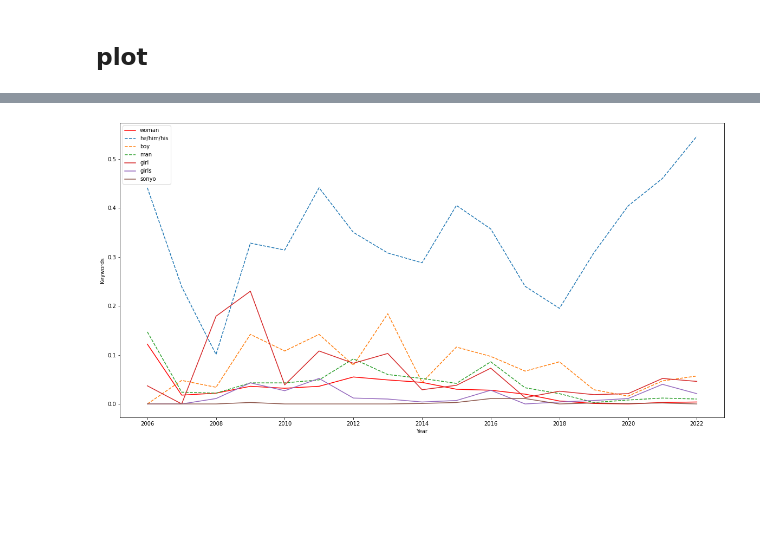
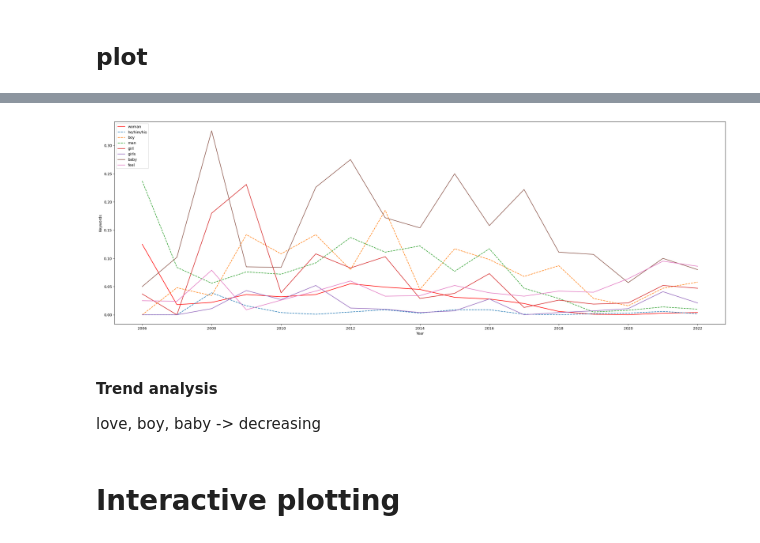
Before and after one commit to JiwonGigiShin/kpop_analysis, a Jupyter notebook: word_frequency_by_year.ipynb, the cells around one changed output, grey strips where cells are left out. Cells and saved outputs as stored; diff of their text form; code cells hidden in the pictures; blank space fills up the shorter version.

Commit message:
add plots

```diff
--- a/word_frequency_by_year.ipynb
+++ b/word_frequency_by_year.ipynb
@@ -148,16 +156,17 @@ def kor_to_eng(text):
 #between English and Korean
 
     #gender-specific
-
-    text = text.replace("소녀", "so-nyeo") #young girl
+    text = text.replace("남자", "man")
+    text = text.replace("소녀", "so-nyeo") #young girl (少女)
     text = text.replace("여자", "woman")
     text = text.replace("소년", 'boy')
     text = text.replace("오빠", "oppa")
-    text = text.replace("그의", 'he')
-    text = text.replace("그와", 'he')
-    text = text.replace("그를", 'he')
-    text = text.replace("그가", 'he')
-    text = text.replace("그는", 'he')
+    text = text.replace("그의", 'him')
+    text = text.replace("그에게", 'him')
+    text = text.replace("그와", 'him')
+    text = text.replace("그를", 'him')
+    text = text.replace("그가", 'him')
+    text = text.replace("그는", 'him')
     text = text.replace("놈", 'guy')
 
     #돈 (money)
@@ -192,10 +199,11 @@ by_year
 # %%
 stop_words = list(stopwords.words('english'))
 
-manual_sw = ["n't", '내', '너의', '난', '날', '내가', '너','나', '그', '니', '걸', '거야'
+manual_sw = ["n't", '내', '너의', '난', '날', '내가', '너','나', '그', '니', '걸', '거야', '수', '다', '더',
              '널', '네', '니가', '네가', '널', '너를', '넌', '내게', '이', 'l', 'u', '-',
             'na', 'ah', 'e','m', 'uh', 'eh', 's', 'la', 'a', 'o', 'ta', 't', 'oh', 'du', 'yeah', '’']
-#넌 난 어쩌구저쩌구 하는 것 부터가 사랑 노래라는 것을 시사하지 않나..
+#you, me, I, la, ta, o..etc.
+#this is an old ver. stopwords befor Yuqing improved it
 
 stop_words.extend(manual_sw)
 
@@ -284,11 +290,14 @@ def word_by_years(text, word):
 by_year['love'] = by_year.trans_lyrics.apply(lambda x: word_by_years(x, "love"))
 by_year['kiss'] = by_year.trans_lyrics.apply(lambda x: word_by_years(x, "kiss"))
 by_year['touch'] = by_year.trans_lyrics.apply(lambda x: word_by_years(x, "touch"))
+by_year['feel'] = by_year.trans_lyrics.apply(lambda x: word_by_years(x, "feel"))
 by_year['like'] = by_year.trans_lyrics.apply(lambda x: word_by_years(x, "like"))
+by_year['baby'] = by_year.trans_lyrics.apply(lambda x: word_by_years(x, "baby"))
+
 
 by_year['so-nyo'] = by_year.trans_lyrics.apply(lambda x: word_by_years(x, "nyeo"))
 by_year['woman'] = by_year.trans_lyrics.apply(lambda x: word_by_years(x, "woman"))
-by_year['he/him/his'] = by_year.trans_lyrics.apply(lambda x: word_by_years(x, "he"))
+by_year['he/him/his'] = by_year.trans_lyrics.apply(lambda x: word_by_years(x, "him"))
 by_year['guy'] = by_year.trans_lyrics.apply(lambda x: word_by_years(x, "guy"))
 
 by_year['boy'] = by_year.trans_lyrics.apply(lambda x: word_by_years(x, "boy"))
@@ -328,27 +335,34 @@ keywords_df
 # %%
 import matplotlib.pyplot as plt
 import matplotlib as mpl
 import numpy as np
 from pandas import DataFrame
 
-plt.figure(figsize = (20,10))
-# plt.plot(keywords_df['love'], label = 'love', color = 'pink')
+plt.figure(figsize = (30,10))
+
+plt.plot(keywords_df['love'], label = 'love', color = 'pink')
 # plt.plot(keywords_df['kiss'], label = 'kiss')
 # plt.plot(keywords_df['touch'], label = 'touch')
 # plt.plot(keywords_df['like'], label = 'like')
 plt.plot(keywords_df['woman'], color='red', label = 'woman')
 
 plt.plot(keywords_df['he/him/his'], linestyle='dashed', label = 'he/him/his')
 plt.plot(keywords_df['boy'], linestyle='dashed', label = 'boy')
 plt.plot(keywords_df['man'], linestyle='dashed', label = 'man')
-# plt.plot(keywords_df['want'], label='want')
-plt.plot(keywords_df['girl'], label = 'girl')
-plt.plot(keywords_df['girls'], label = 'girls')
-plt.plot(keywords_df['so-nyo'], label = 'sonyo')
+
+plt.plot(keywords_df['girl'], label = 'girl') #mostly related to hetero-normative term
+plt.plot(keywords_df['girls'], label = 'girls') #mostly related to women empowerment(girlhood)
+# plt.plot(keywords_df['so-nyo'], label = 'sonyo') - not significant
+plt.plot(keywords_df['baby'], label = 'baby')
+plt.plot(keywords_df['feel'], label = 'feel')
+# plt.plot(keywords_df['want'], label = 'want')
 
 plt.legend(loc='upper left')
 plt.xlabel("Year")
 plt.ylabel("Keywords")
 plt.show()
 # %% [output]
-[figure, old version]
+[figure, new version]
+# %% [markdown]
+#### Trend analysis
+love, boy, baby -> decreasing
@@ -354,0 +371,2 @@ plt.show()
+# %% [markdown]
+# Interactive plotting
```
Also changed, not shown: parts of 25 cells of this notebook.
